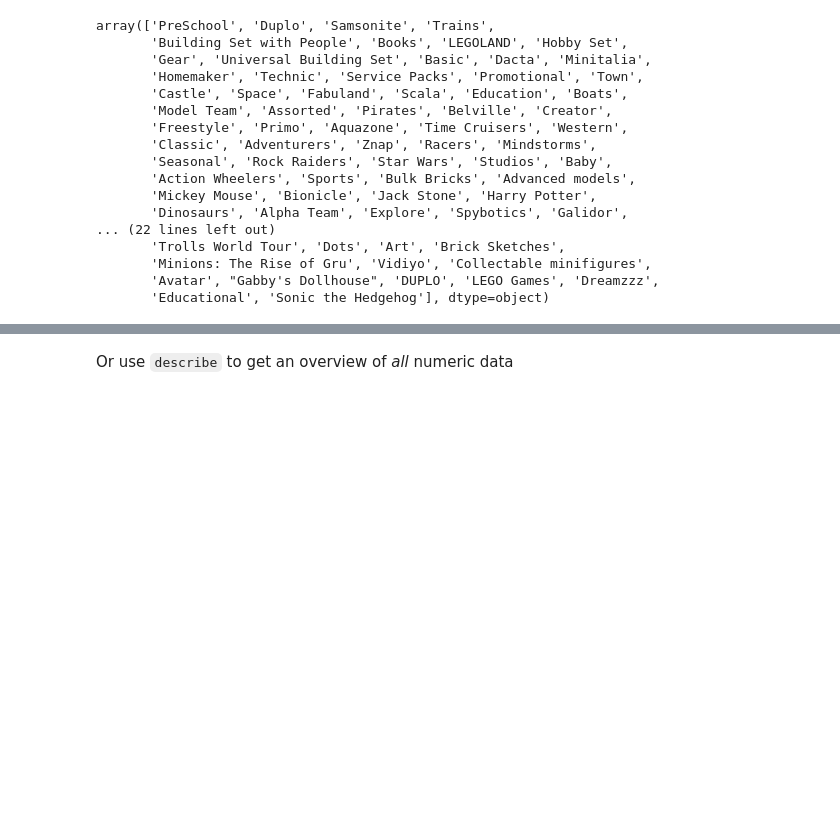
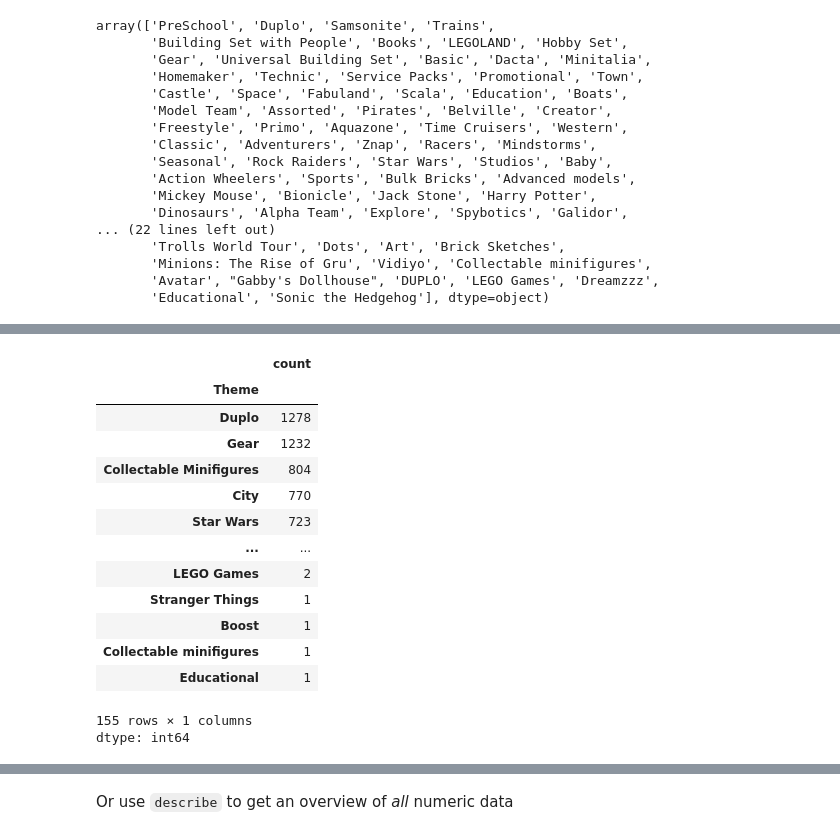
Before and after one commit to milena-seismo/DSB-Unit-02, a Jupyter notebook: 02 - Exploring and Joining/03-descriptive-statistics-data-joins-in-pandas.ipynb, the cells around one changed output, grey strips where cells are left out. Cells and saved outputs as stored; diff of their text form; code cells hidden in the pictures; blank space fills up the shorter version.

```diff
--- a/02 - Exploring and Joining/03-descriptive-statistics-data-joins-in-pandas.ipynb
+++ b/02 - Exploring and Joining/03-descriptive-statistics-data-joins-in-pandas.ipynb
@@ -160,0 +190,18 @@ array(['PreSchool', 'Duplo', 'Samsonite', 'Trains',
+# %%
+lego["Theme"].value_counts()
+# %% [output]
+|  | count |
+| Theme |  |
+| Duplo | 1278 |
+| Gear | 1232 |
+| Collectable Minifigures | 804 |
+| City | 770 |
+| Star Wars | 723 |
+| ... | ... |
+| LEGO Games | 2 |
+| Stranger Things | 1 |
+| Boost | 1 |
+| Collectable minifigures | 1 |
+| Educational | 1 |
+155 rows × 1 columns
+dtype: int64
```
Also changed, not shown: parts of 4 cells of this notebook.
